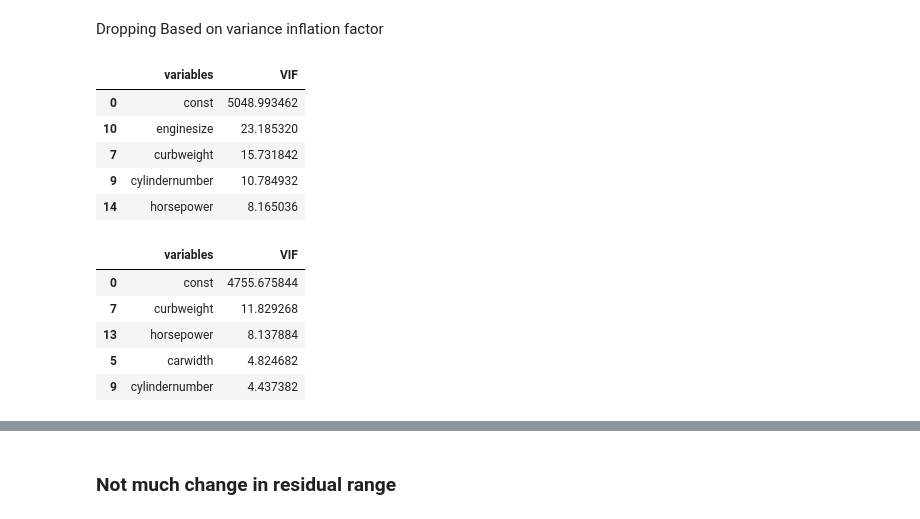
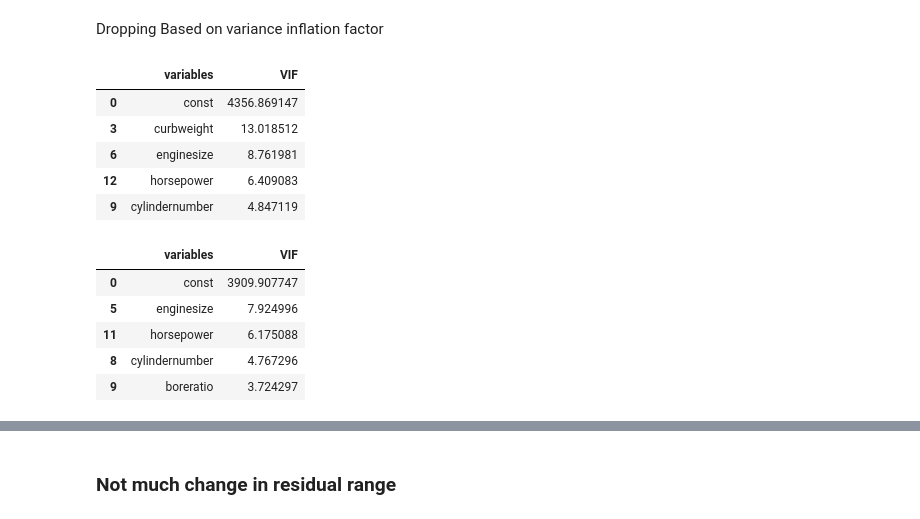
Before and after one commit to Ravikumarchavva/ML_Playground, a Jupyter notebook: week1_regressionAnalysis/Day2_naive_modeling/naive_modeling.ipynb, the cells around one changed output, grey strips where cells are left out. Drawn from its saved outputs; the diff is of its cells as text; code cells hidden in the pictures.

```diff
--- a/week1_regressionAnalysis/Day2_naive_modeling/naive_modeling.ipynb
+++ b/week1_regressionAnalysis/Day2_naive_modeling/naive_modeling.ipynb
@@ -77,0 +15,4 @@ R-squared: 0.4633797777209826
+# %%
+train_data=pl.read_csv("train_preprocessed.csv")
+test_data=pl.read_csv("test_preprocessed.csv")
+train_data.shape,test_data.shape
@@ -78 +26,4 @@ R-squared: 0.4633797777209826
+# %%
+cat_cols=[col for col in train_data.columns if train_data[col].dtype== pl.String]
+num_cols=[col for col in train_data.drop("car_ID","price").columns if train_data[col].dtype!= pl.String]
 # %%
@@ -90,31 +39,38 @@ data=data.drop(["compressionratio","citympg","highwaympg","carlength","wheelbase
+# %%
+train_data=train_data.drop(["carlength","wheelbase","compressionratio","citympg"])
+test_data=test_data.drop(["carlength","wheelbase","compressionratio","citympg"])
+to_remove = {"carlength", "wheelbase", "compressionratio", "citympg"}
+
+num_cols = list(set(num_cols) - to_remove)
 # %% [markdown]
 Dropping Based on variance inflation factor
 # %%
 from statsmodels.stats.outliers_influence import variance_inflation_factor
 import statsmodels.api as sm
 def calculate_vif(df):
     vif = pd.DataFrame()
     vif["variables"] = df.columns
     vif["VIF"] = [variance_inflation_factor(df.values, i) for i in range(df.shape[1])]
     return vif
 
-df = sm.add_constant(data.drop("price").to_pandas())
+df = sm.add_constant(train_data[num_cols].drop("price","car_ID").to_pandas())
 calculate_vif(df).sort_values(by='VIF',ascending=False).head()
 # %% [output]
 |  | variables | VIF |
-| 0 | const | 5048.993462 |
-| 10 | enginesize | 23.185320 |
-| 7 | curbweight | 15.731842 |
-| 9 | cylindernumber | 10.784932 |
-| 14 | horsepower | 8.165036 |
+| 0 | const | 4356.869147 |
+| 3 | curbweight | 13.018512 |
+| 6 | enginesize | 8.761981 |
+| 12 | horsepower | 6.409083 |
+| 9 | cylindernumber | 4.847119 |
 # %%
-data=data.drop("enginesize")
-df = sm.add_constant(data.drop("price").to_pandas())
+train_data=train_data.drop("curbweight")
+num_cols.remove("curbweight")
+df = sm.add_constant(train_data[num_cols].drop("car_ID").to_pandas())
 calculate_vif(df).sort_values(by='VIF',ascending=False).head()
 # %% [output]
 |  | variables | VIF |
-| 0 | const | 4755.675844 |
-| 7 | curbweight | 11.829268 |
-| 13 | horsepower | 8.137884 |
-| 5 | carwidth | 4.824682 |
-| 9 | cylindernumber | 4.437382 |
+| 0 | const | 3909.907747 |
+| 5 | enginesize | 7.924996 |
+| 11 | horsepower | 6.175088 |
+| 8 | cylindernumber | 4.767296 |
+| 9 | boreratio | 3.724297 |
```
Also changed, not shown: parts of 23 cells of this notebook, 24 other files.
